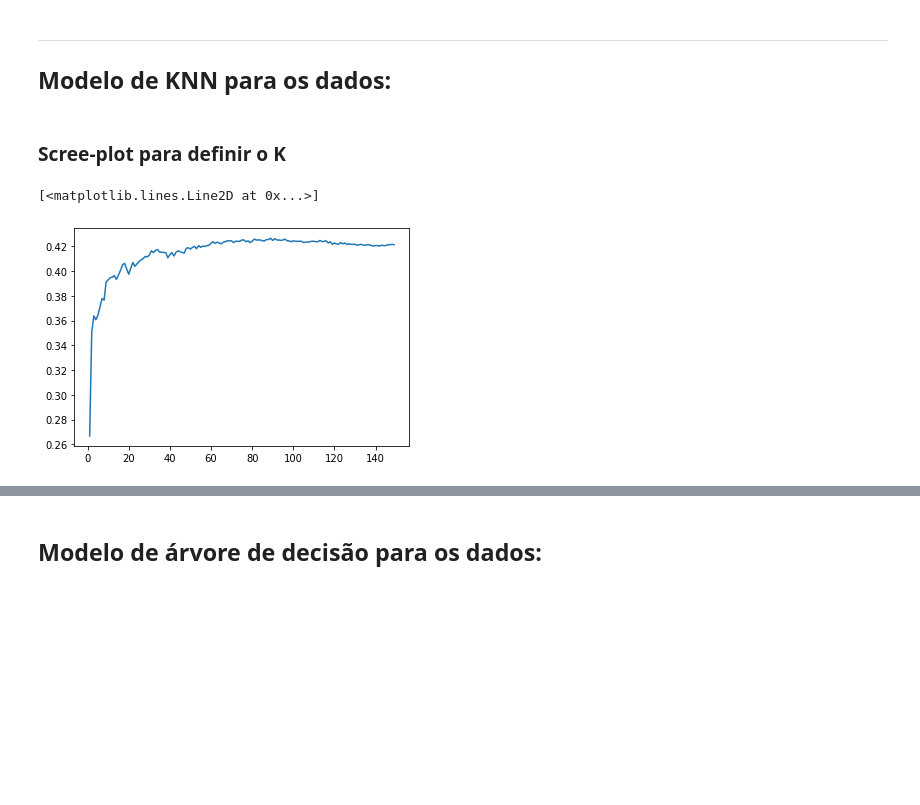
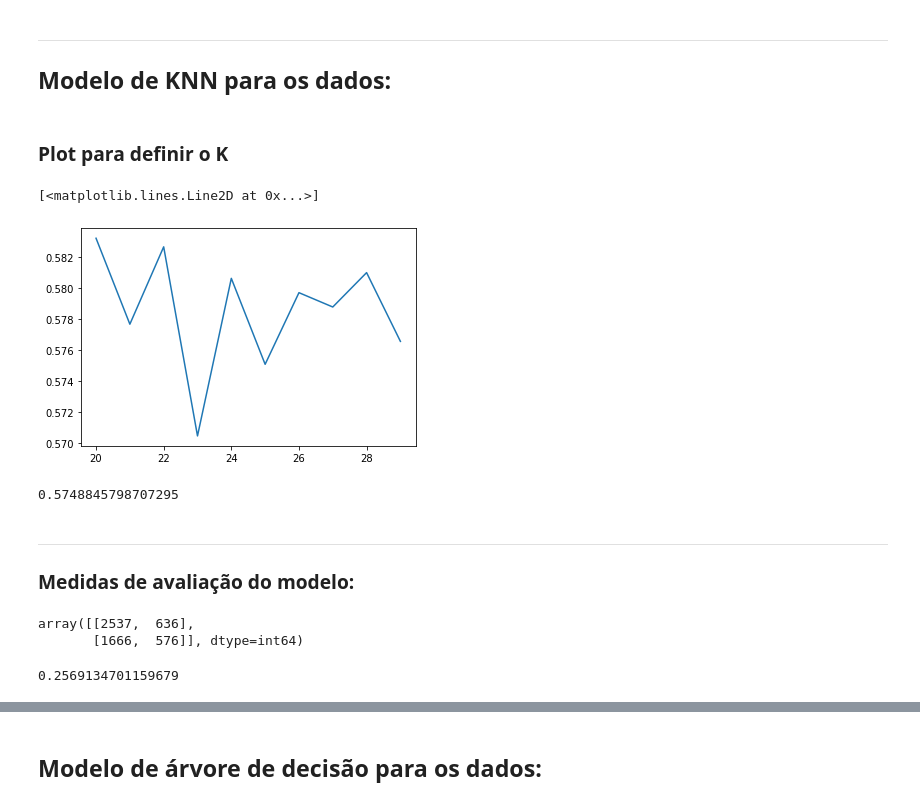
Before and after one commit to ImagineDogs/Trabalho_IA_Mineracao, a Jupyter notebook: ia_min.ipynb, the cells around one changed output, grey strips where cells are left out. Cells and saved outputs as stored; diff of their text form; code cells hidden in the pictures; blank space fills up the shorter version.

```diff
--- a/ia_min.ipynb
+++ b/ia_min.ipynb
@@ -79,6 +79,8 @@ df['owners'] =  df['owners'].apply(media_comprador)
 # %%
 # Ano de lançamento
 df['year_release'] = df['release_date'].apply(lambda x: str(x).split('-')[0])
+# %%
+df['eh_acao'] = np.where(df['genres'] == 'Action', 1, 0)
 # %% [markdown]
 ---
 ## DataFrame Limpo:
@@ -127,6 +87,3 @@ Name: genres, dtype: int64
-# %%
-indice = df[ (df['genres'] == 'Software Training') | (df['genres'] == 'Photo Editing') | (df['genres'] == 'Web Publishing')].index
-df.drop(indice , inplace=True)
 # %%
 df.head()
 # %% [output]
@@ -140,21 +112,20 @@ df.head()
 ---
 ## Modelo de KNN para os dados:
 # %%
-y = df['genres']
+y = df['eh_acao']
 X = df[['english', 'type', 'total_ratings', 'owners', 'price', 'median_playtime', 'year_release']]
 X_train, X_test, y_train, y_test = train_test_split(X, y, test_size=0.2, random_state=42,stratify=y)
-n_neighbors = 1
 # %% [markdown]
-### Scree-plot para definir o K
+### Plot para definir o K
 # %%
 scores = []
-for i in range(1,150,1):
+for i in range(20,30,1):
   neigh = KNeighborsClassifier(n_neighbors=i)
   neigh.fit(X_train, y_train)
   score = neigh.score(X_test,y_test,sample_weight=None)
   scores.append(score)
 # %%
-plt.plot(range(1,150,1),scores)
+plt.plot(range(20,30,1),scores)
 # %% [output]
 [<matplotlib.lines.Line2D at 0x...>]
-[figure, old version]
+[figure, new version]
@@ -160,0 +136,21 @@ plt.plot(range(1,150,1),scores)
+# %%
+neigh.score(X_test,y_test,sample_weight=None)
+# %% [output]
+0.5748845798707295
+# %% [markdown]
+---
+### Medidas de avaliação do modelo:
+# %%
+from sklearn.metrics import confusion_matrix
+from sklearn.metrics import recall_score
+from sklearn.metrics import precision_score
+
+matrix = confusion_matrix(y_test,results)
+matrix
+# %% [output]
+array([[2537,  636],
+       [1666,  576]], dtype=int64)
+# %%
+recall_score(y_test,results)
+# %% [output]
+0.2569134701159679
```
Also changed, not shown: parts of 17 cells of this notebook.
